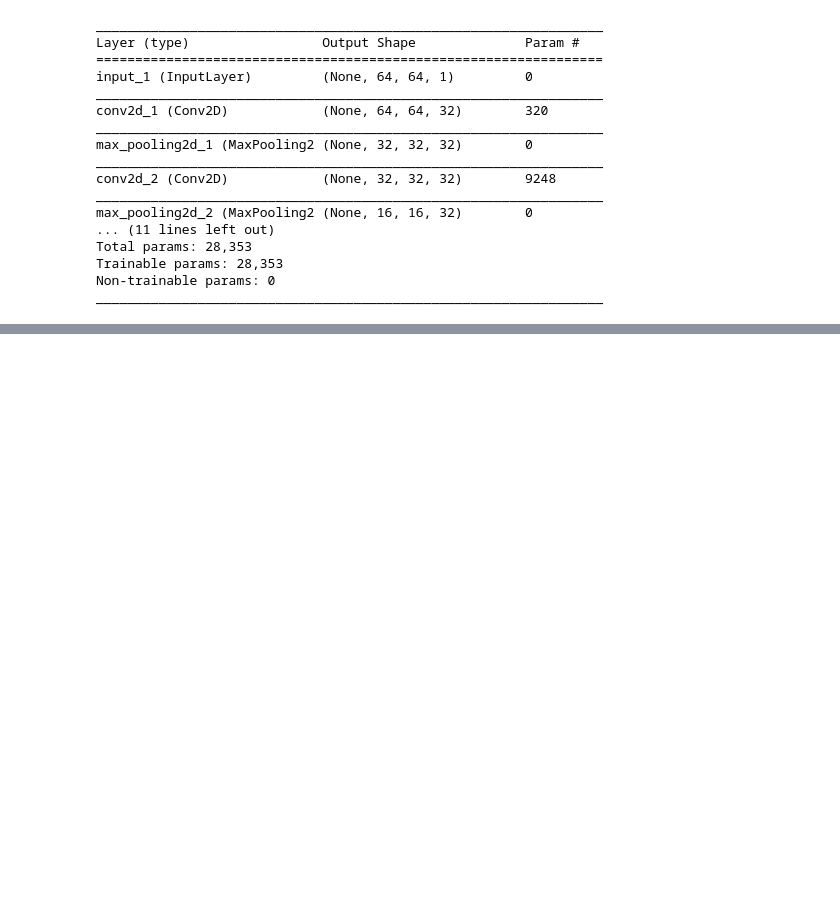
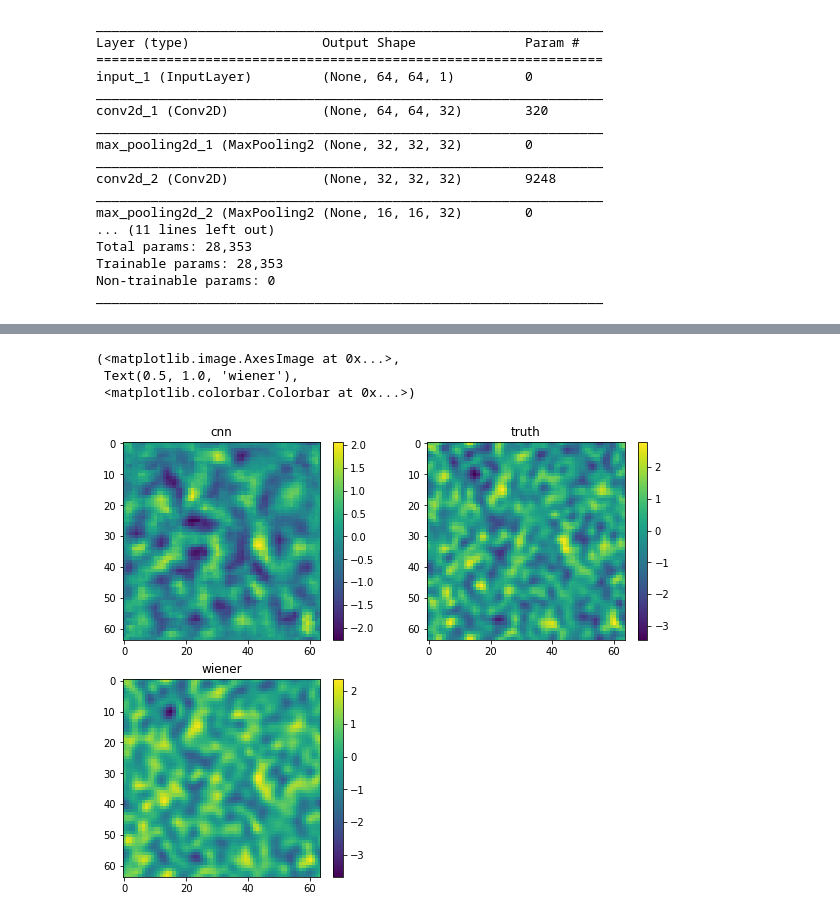
Before and after one commit to NiallJeffrey/DeepMass, a Jupyter notebook: wiener_comparison.ipynb, the cells around one changed output, grey strips where cells are left out. Saved outputs shown, nothing was run; the diff lists cells and outputs as text; code cells hidden in the pictures; blank space fills up the shorter version.

```diff
--- a/wiener_comparison.ipynb
+++ b/wiener_comparison.ipynb
@@ -169,21 +191,25 @@ plt.show()
 # %%
-Sft_diagonal = np.reshape(power_map, -1)
+Sft_diagonal = power_map.flatten()
 N_constant_diagonal = np.ones(Sft_diagonal.shape) * stdev * stdev
 Nft_constant_diagonal = N_constant_diagonal * 64 * 64.
 
-
 W = Sft_diagonal / (Sft_diagonal + Nft_constant_diagonal)
 # %%
-fourier_data = np.fft.fftshift(np.fft.fft2(test_array_noisy[0,:,:,0]-0.5))
+fourier_data = np.fft.fftshift(np.fft.fft2(test_array_noisy[0,:,:,0]))
 # %%
-wiener_map_fourier = np.reshape( W* np.reshape(fourier_data, -1), (64,64))
+wiener_map_fourier = np.reshape( W* fourier_data.flatten(), (64,64))
 wiener_map = np.fft.ifft2(np.fft.fftshift(wiener_map_fourier))
 # %%
 plt.figure(figsize = (10,8))
 plt.subplot(2,2,1)
-plt.imshow(test_output[0,:,:,0].real - 0.5, clim = (-0.12,0.12)), plt.title('cnn'), plt.colorbar()
+plt.imshow(test_output[0,:,:,0].real ), plt.title('cnn'), plt.colorbar()
 plt.subplot(2,2,2)
-plt.imshow(test_array_clean[0,:,:,0].real - 0.5, clim = (-0.12,0.12)), plt.title('truth'), plt.colorbar()
+plt.imshow(test_array_clean[0,:,:,0]), plt.title('truth'), plt.colorbar()
 plt.subplot(2,2,3)
-plt.imshow(wiener_map.real, clim = (-0.12,0.12)), plt.title('wiener'), plt.colorbar()
+plt.imshow(wiener_map.real,), plt.title('wiener'), plt.colorbar()
+# %% [output]
+(<matplotlib.image.AxesImage at 0x...>,
+ Text(0.5, 1.0, 'wiener'),
+ <matplotlib.colorbar.Colorbar at 0x...>)
+[figure, added]
 # %%
```
Also changed, not shown: parts of 12 cells of this notebook, 3 other files.
